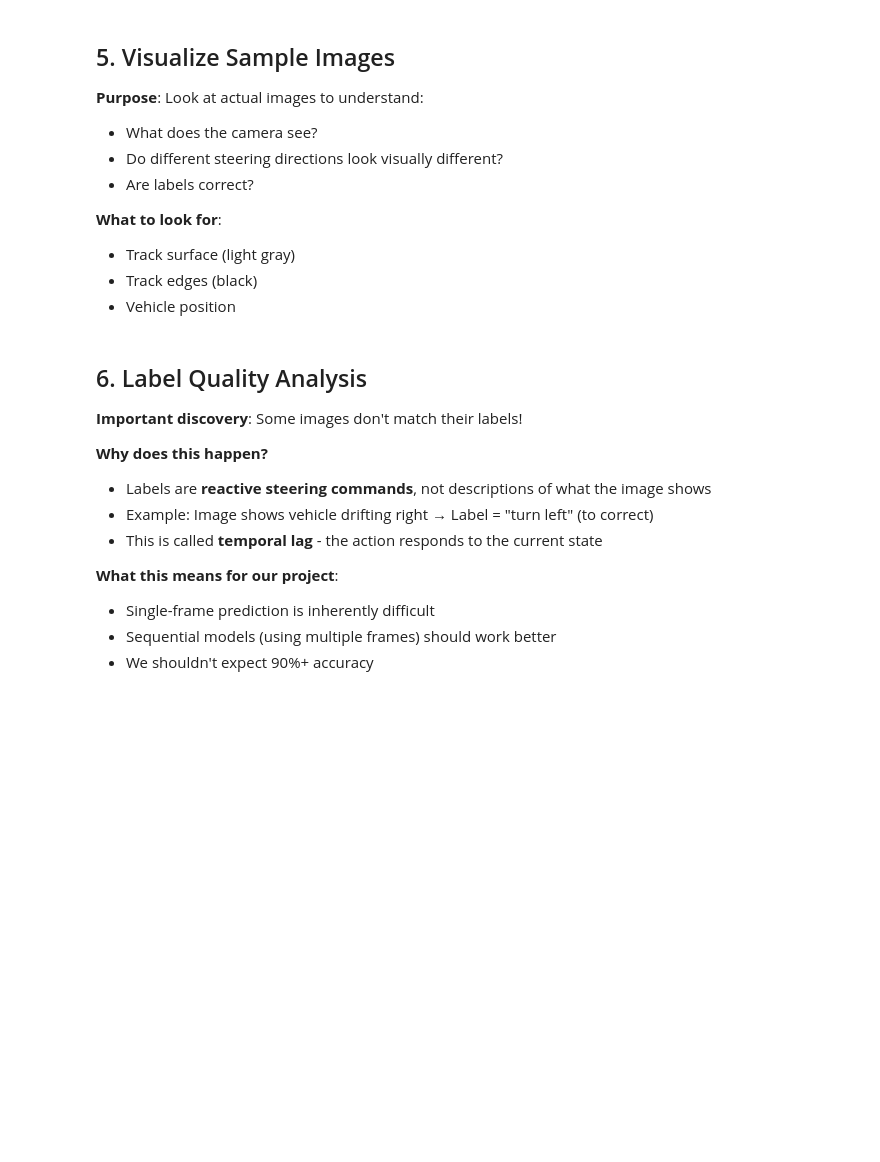
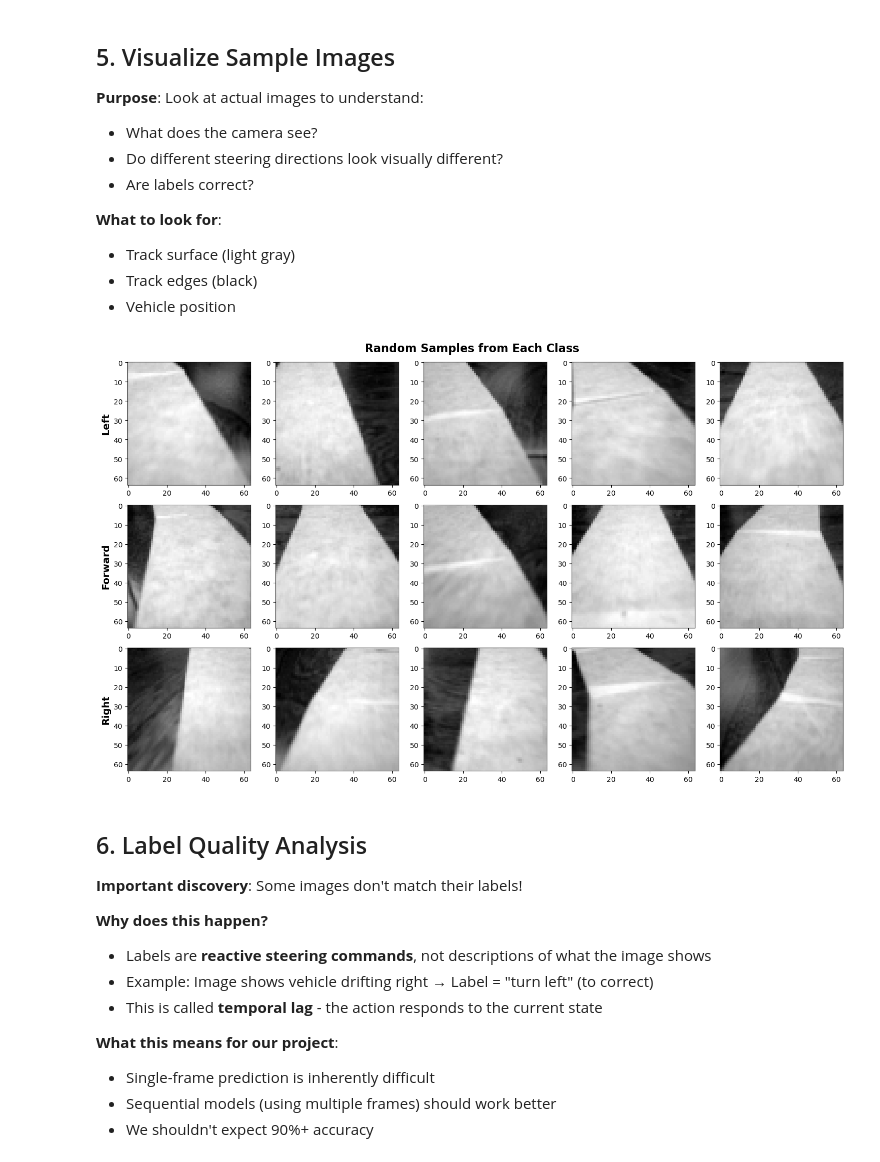
Before and after one commit to RobOHt/STAT-441-Project, a Jupyter notebook: notebooks/01_eda.ipynb, the cells around one changed output. Cells and saved outputs as stored; diff of their text form; code cells hidden in the pictures; blank space fills up the shorter version.

```diff
--- a/notebooks/01_eda.ipynb
+++ b/notebooks/01_eda.ipynb
@@ -140,27 +159,28 @@ print("This severe imbalance will likely cause the model to bias toward 'Forward
 # %%
 # Show 5 random samples from each class
 fig, axes = plt.subplots(3, 5, figsize=(15, 9))
 
 # For each class
 for row, label in enumerate([-1, 0, 1]):
     # Find indices where y equals this label
     indices = np.where(y == label)[0]  # np.where finds matching positions
 
     # Randomly select 5 samples
     selected = np.random.choice(indices, size=5, replace=False)
 
     # Display each sample
     for col, idx in enumerate(selected):
         axes[row, col].imshow(X[idx], cmap='gray')  # cmap='gray' shows grayscale
-        axes[row, col].axis('off')  # Hide axis numbers
 
         # Add title to first column only
         if col == 0:
             axes[row, col].set_ylabel(label_names[label], fontsize=14, fontweight='bold')
 
 fig.suptitle('Random Samples from Each Class', fontsize=16, fontweight='bold', y=0.98)
 plt.tight_layout()
 plt.show()
+# %% [output]
+[figure, added]
 # %% [markdown]
 ## 6. Label Quality Analysis
 
```
Also changed, not shown: parts of 19 cells of this notebook.
